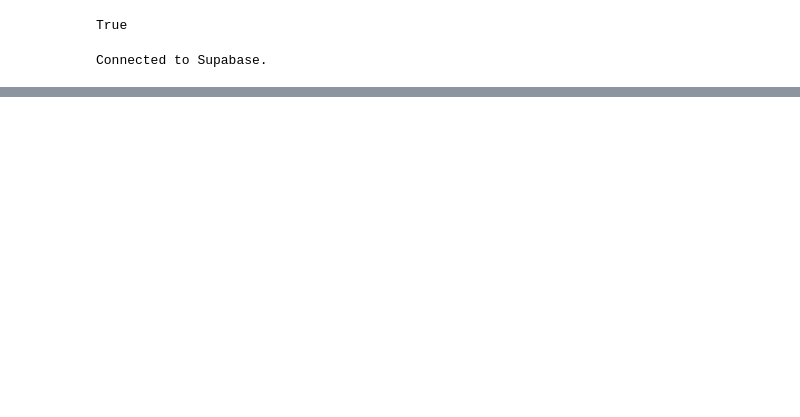
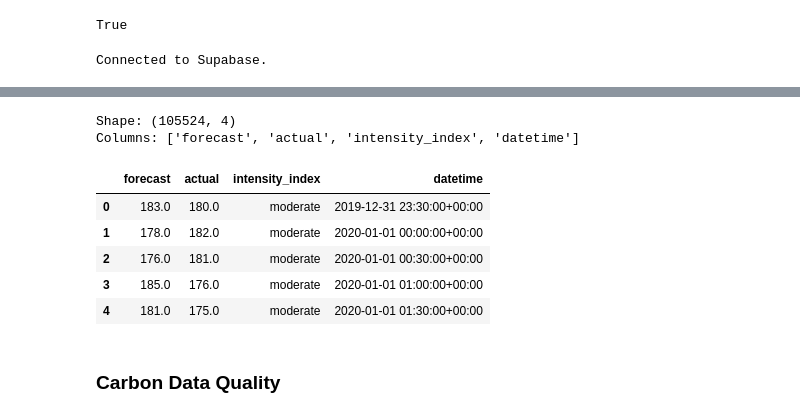
Before and after one commit to 1509Chamma/ukenergydashboard, a Jupyter notebook: notebooks/data_analysis.ipynb, the cells around one changed output, grey strips where cells are left out. Drawn from its saved outputs; the diff is of its cells as text; code cells hidden in the pictures; blank space fills up the shorter version.

```diff
--- a/notebooks/data_analysis.ipynb
+++ b/notebooks/data_analysis.ipynb
@@ -397,0 +560,28 @@ ValueError: Out of range float values are not JSON compliant: nan
+# %%
+# Clean up - convert datetime columns
+df_carbon['datetime_from'] = pd.to_datetime(df_carbon['datetime_from'])
+df_carbon['datetime_to'] = pd.to_datetime(df_carbon['datetime_to'])
+
+# Use 'from' as the main datetime column
+df_carbon['datetime'] = df_carbon['datetime_from']
+
+# Reorder columns - put key columns first
+key_cols = ['datetime', 'region_id', 'region_name', 'forecast', 'index']
+gen_cols = [c for c in df_carbon.columns if c.startswith('gen_')]
+other_cols = [c for c in df_carbon.columns if c not in key_cols + gen_cols + ['datetime_from', 'datetime_to', 'dno_region']]
+df_carbon = df_carbon[key_cols + gen_cols]
+
+print(f"Shape: {df_carbon.shape}")
+print(f"Columns: {df_carbon.columns.tolist()}")
+df_carbon.head()
+# %% [output]
+Shape: (105524, 4)
+Columns: ['forecast', 'actual', 'intensity_index', 'datetime']
+|  | forecast | actual | intensity_index | datetime |
+| 0 | 183.0 | 180.0 | moderate | 2019-12-31 23:30:00+00:00 |
+| 1 | 178.0 | 182.0 | moderate | 2020-01-01 00:00:00+00:00 |
+| 2 | 176.0 | 181.0 | moderate | 2020-01-01 00:30:00+00:00 |
+| 3 | 185.0 | 176.0 | moderate | 2020-01-01 01:00:00+00:00 |
+| 4 | 181.0 | 175.0 | moderate | 2020-01-01 01:30:00+00:00 |
+# %% [markdown]
+### Carbon Data Quality
```
Also changed, not shown: parts of 15 cells of this notebook.
